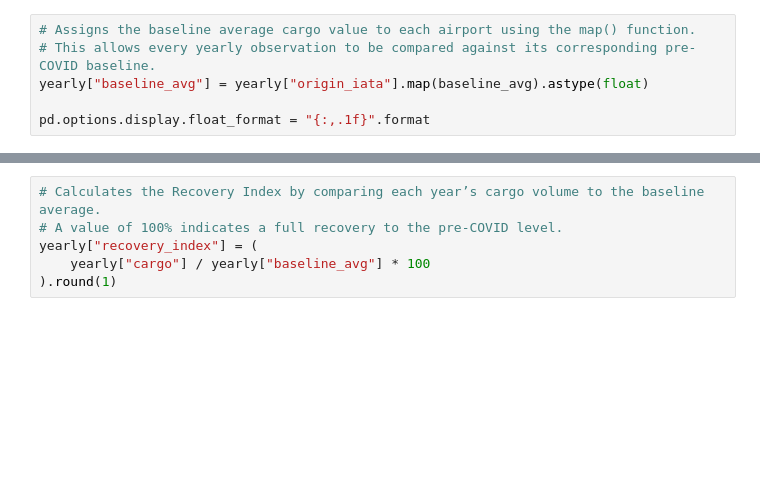
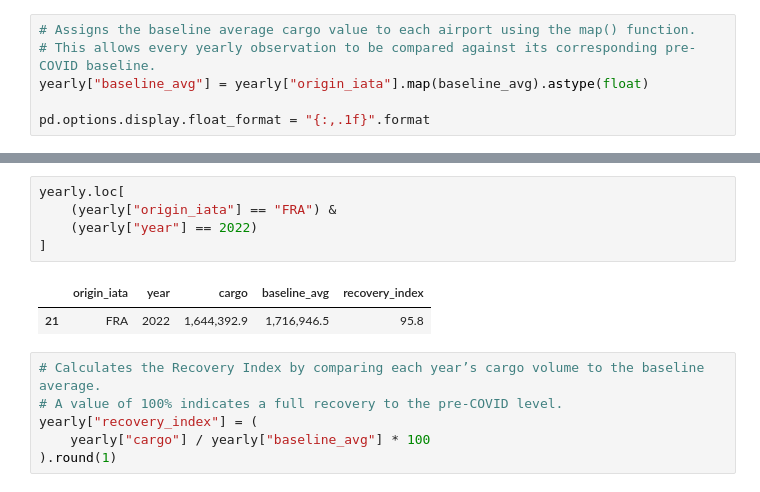
Before and after one commit to h-albrecht-ams/Capstone-Project, a Jupyter notebook: python/01_cargo_analysis.ipynb, the cells around one changed output, grey strips where cells are left out. Drawn from its saved outputs; the diff is of its cells as text; blank space fills up the shorter version.

```diff
--- a/python/01_cargo_analysis.ipynb
+++ b/python/01_cargo_analysis.ipynb
@@ -2408,3 +2427,11 @@ yearly.head(12)
+# %%
+yearly.loc[
+    (yearly["origin_iata"] == "FRA") &
+    (yearly["year"] == 2022)
+]
+# %% [output]
+|  | origin_iata | year | cargo | baseline_avg | recovery_index |
+| 21 | FRA | 2022 | 1,644,392.9 | 1,716,946.5 | 95.8 |
 # %%
 # Calculates the Recovery Index by comparing each year’s cargo volume to the baseline average.
 # A value of 100% indicates a full recovery to the pre-COVID level.
```
Also changed, not shown: parts of 96 cells of this notebook, 3 other files.
